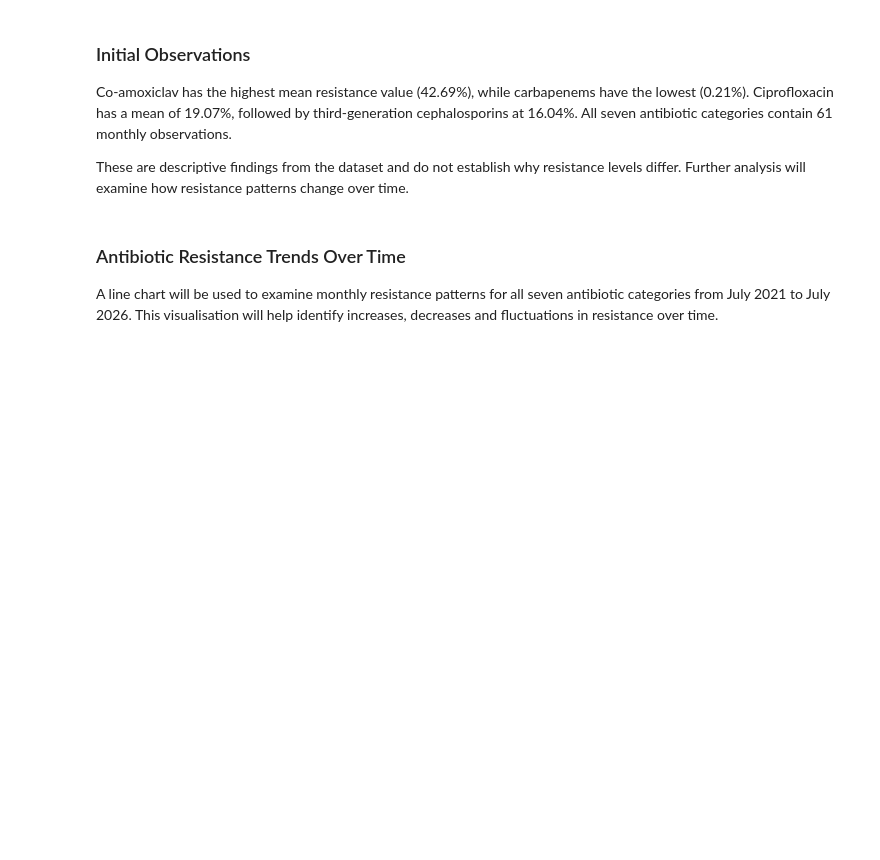
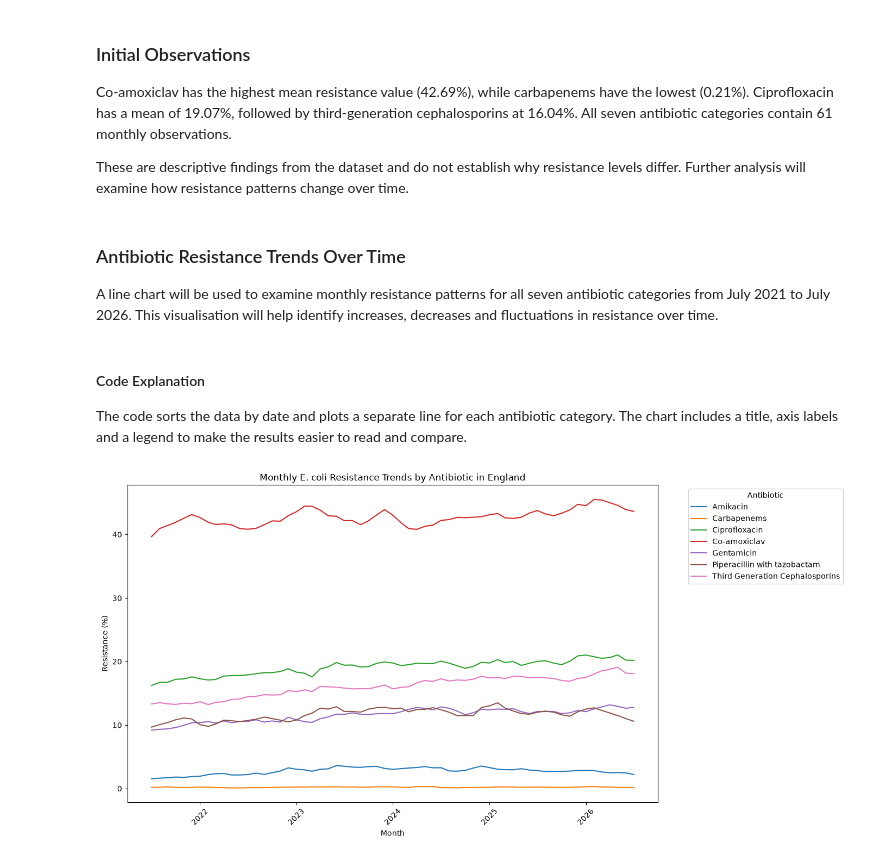
Before and after one commit to kavithasreesai30-del/antibiotic-resistance-assessment-3, a Jupyter notebook: notebooks/ethical_practice_data_analysis.ipynb, the cells around one changed output. Saved outputs shown, nothing was run; the diff lists cells and outputs as text; code cells hidden in the pictures; blank space fills up the shorter version.

Commit message:
Add antibiotic resistance trend interpretation

```diff
--- a/notebooks/ethical_practice_data_analysis.ipynb
+++ b/notebooks/ethical_practice_data_analysis.ipynb
@@ -633,3 +633,31 @@ These are descriptive findings from the dataset and do not establish why resista
 ### Antibiotic Resistance Trends Over Time
 
 A line chart will be used to examine monthly resistance patterns for all seven antibiotic categories from July 2021 to July 2026. This visualisation will help identify increases, decreases and fluctuations in resistance over time.
+# %% [markdown]
+#### Code Explanation
+
+The code sorts the data by date and plots a separate line for each antibiotic category. The chart includes a title, axis labels and a legend to make the results easier to read and compare.
+# %%
+# Sort the data by date
+df_sorted = df.sort_values("date")
+
+# Create a line chart
+plt.figure(figsize=(14, 7))
+
+for antibiotic, group in df_sorted.groupby("stratum"):
+    plt.plot(
+        group["date"],
+        group["metric_value"],
+        label=antibiotic
+    )
+
+# Add chart labels and formatting
+plt.title("Monthly E. coli Resistance Trends by Antibiotic in England")
+plt.xlabel("Month")
+plt.ylabel("Resistance (%)")
+plt.legend(title="Antibiotic", bbox_to_anchor=(1.05, 1), loc="upper left")
+plt.xticks(rotation=45)
+plt.tight_layout()
+plt.show()
+# %% [output]
+[figure, added]
```
Also changed, not shown: parts of 1 cell of this notebook.
